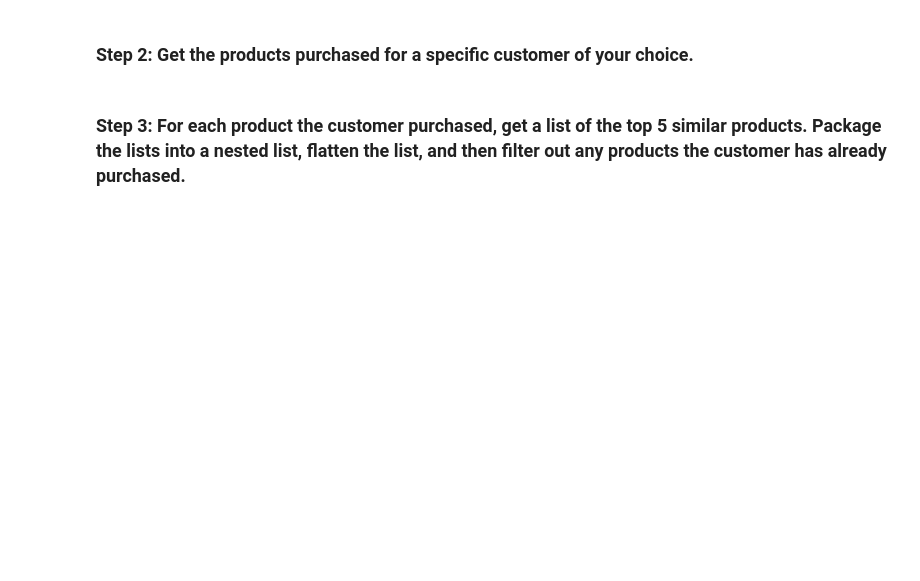
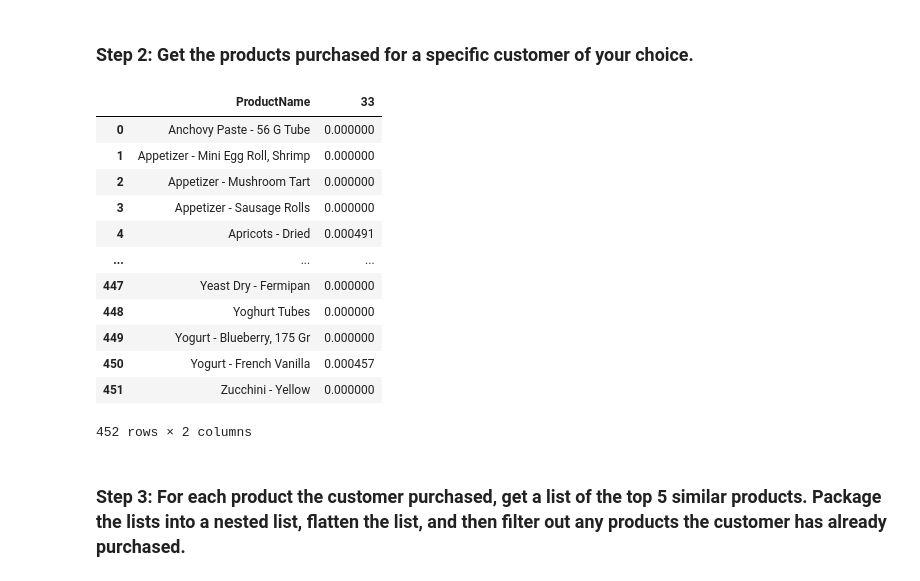
Before and after one commit to ironhack-datalabs/datamad1019, a Jupyter notebook: module-2/lab-recommender-deepdive/your-code/main.ipynb, the cells around one changed output. Cells and saved outputs as stored; diff of their text form; code cells hidden in the pictures; blank space fills up the shorter version.

```diff
--- a/module-2/lab-recommender-deepdive/your-code/main.ipynb
+++ b/module-2/lab-recommender-deepdive/your-code/main.ipynb
@@ -151,4 +170,22 @@ In this section, you will create an item similarity based recommender system in
 # %% [markdown]
 ### Step 2: Get the products purchased for a specific customer of your choice.
+# %%
+prod=prod_cust_pivot[33].reset_index()
+
+prod
+# %% [output]
+|  | ProductName | 33 |
+| 0 | Anchovy Paste - 56 G Tube | 0.000000 |
+| 1 | Appetizer - Mini Egg Roll, Shrimp | 0.000000 |
+| 2 | Appetizer - Mushroom Tart | 0.000000 |
+| 3 | Appetizer - Sausage Rolls | 0.000000 |
+| 4 | Apricots - Dried | 0.000491 |
+| ... | ... | ... |
+| 447 | Yeast Dry - Fermipan | 0.000000 |
+| 448 | Yoghurt Tubes | 0.000000 |
+| 449 | Yogurt - Blueberry, 175 Gr | 0.000000 |
+| 450 | Yogurt - French Vanilla | 0.000457 |
+| 451 | Zucchini - Yellow | 0.000000 |
+452 rows × 2 columns
 # %% [markdown]
 ### Step 3: For each product the customer purchased, get a list of the top 5 similar products. Package the lists into a nested list, flatten the list, and then filter out any products the customer has already purchased.
```
Also changed, not shown: parts of 2 cells of this notebook, 1 other file.
